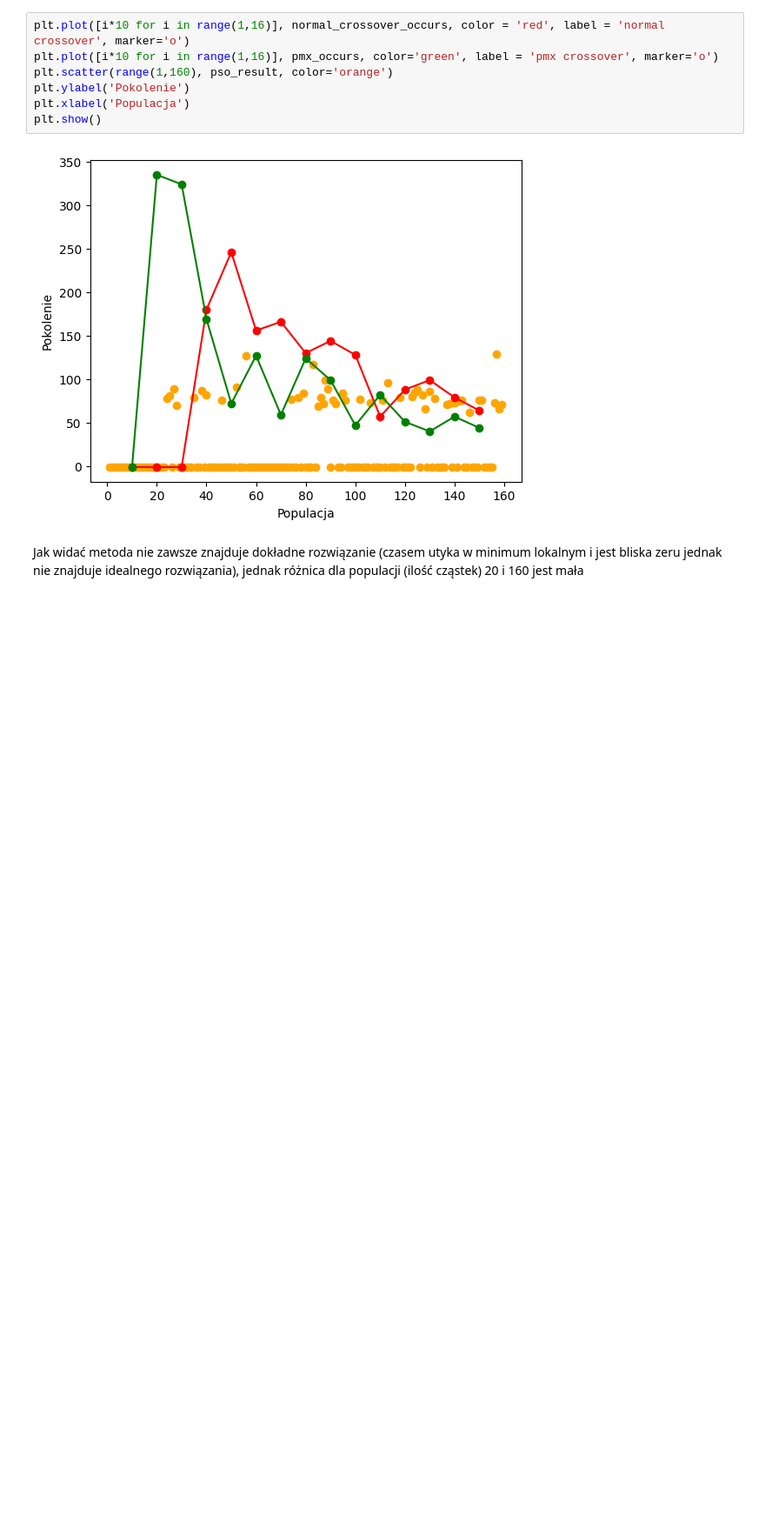
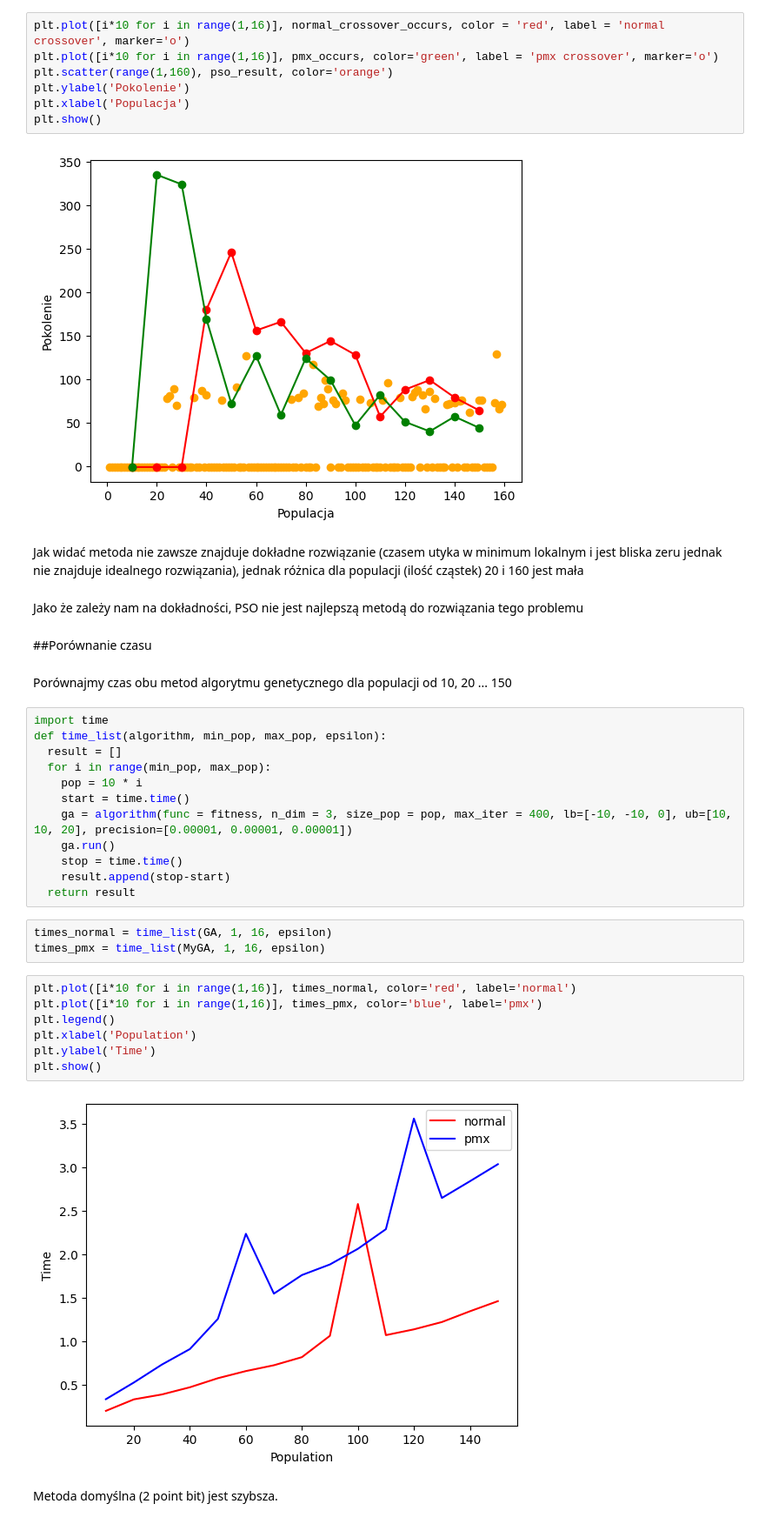
Before and after one commit to WalkedKO/Circle-In-Square-problem-with-scikit-opt, a Jupyter notebook: Circle_In_Square_problem_with_guofei9987_scikit_opt.ipynb, the cells around one changed output. Shown at 87% size. Saved outputs shown, nothing was run; the diff lists cells and outputs as text; blank space fills up the shorter version.

Commit message:
added results

```diff
--- a/Circle_In_Square_problem_with_guofei9987_scikit_opt.ipynb
+++ b/Circle_In_Square_problem_with_guofei9987_scikit_opt.ipynb
@@ -223,3 +204,35 @@ plt.show()
 [figure]
 # %% [markdown]
 Jak widać metoda nie zawsze znajduje dokładne rozwiązanie (czasem utyka w minimum lokalnym i jest bliska zeru jednak nie znajduje idealnego rozwiązania), jednak różnica dla populacji (ilość cząstek) 20 i 160 jest mała
+# %% [markdown]
+Jako że zależy nam na dokładności, PSO nie jest najlepszą metodą do rozwiązania tego problemu
+# %% [markdown]
+##Porównanie czasu
+# %% [markdown]
+Porównajmy czas obu metod algorytmu genetycznego dla populacji od 10, 20 ... 150
+# %%
+import time
+def time_list(algorithm, min_pop, max_pop, epsilon):
+  result = []
+  for i in range(min_pop, max_pop):
+    pop = 10 * i
+    start = time.time()
+    ga = algorithm(func = fitness, n_dim = 3, size_pop = pop, max_iter = 400, lb=[-10, -10, 0], ub=[10, 10, 20], precision=[0.00001, 0.00001, 0.00001])
+    ga.run()
+    stop = time.time()
+    result.append(stop-start)
+  return result
+# %%
+times_normal = time_list(GA, 1, 16, epsilon)
+times_pmx = time_list(MyGA, 1, 16, epsilon)
+# %%
+plt.plot([i*10 for i in range(1,16)], times_normal, color='red', label='normal')
+plt.plot([i*10 for i in range(1,16)], times_pmx, color='blue', label='pmx')
+plt.legend()
+plt.xlabel('Population')
+plt.ylabel('Time')
+plt.show()
+# %% [output]
+[figure, added]
+# %% [markdown]
+Metoda domyślna (2 point bit) jest szybsza.
```
Also changed, not shown: parts of 2 cells of this notebook.
